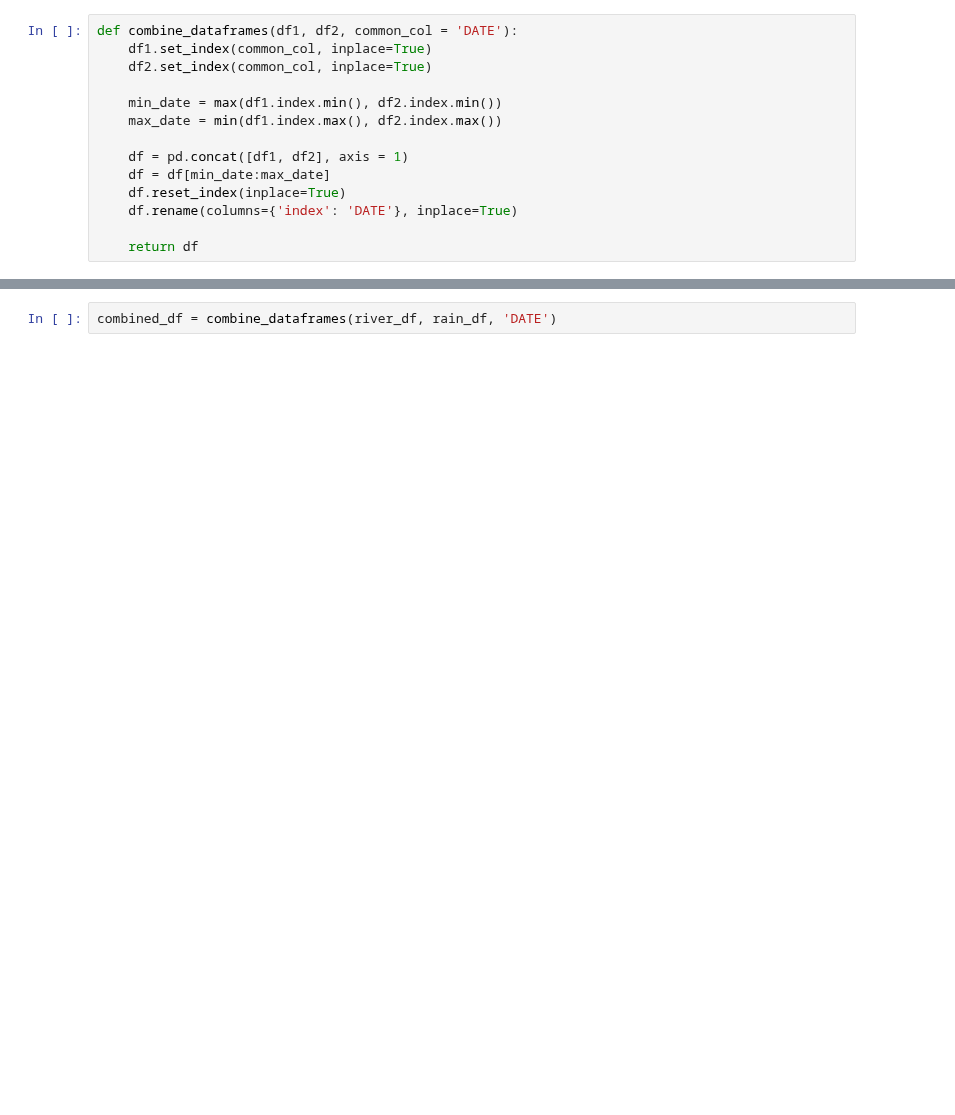
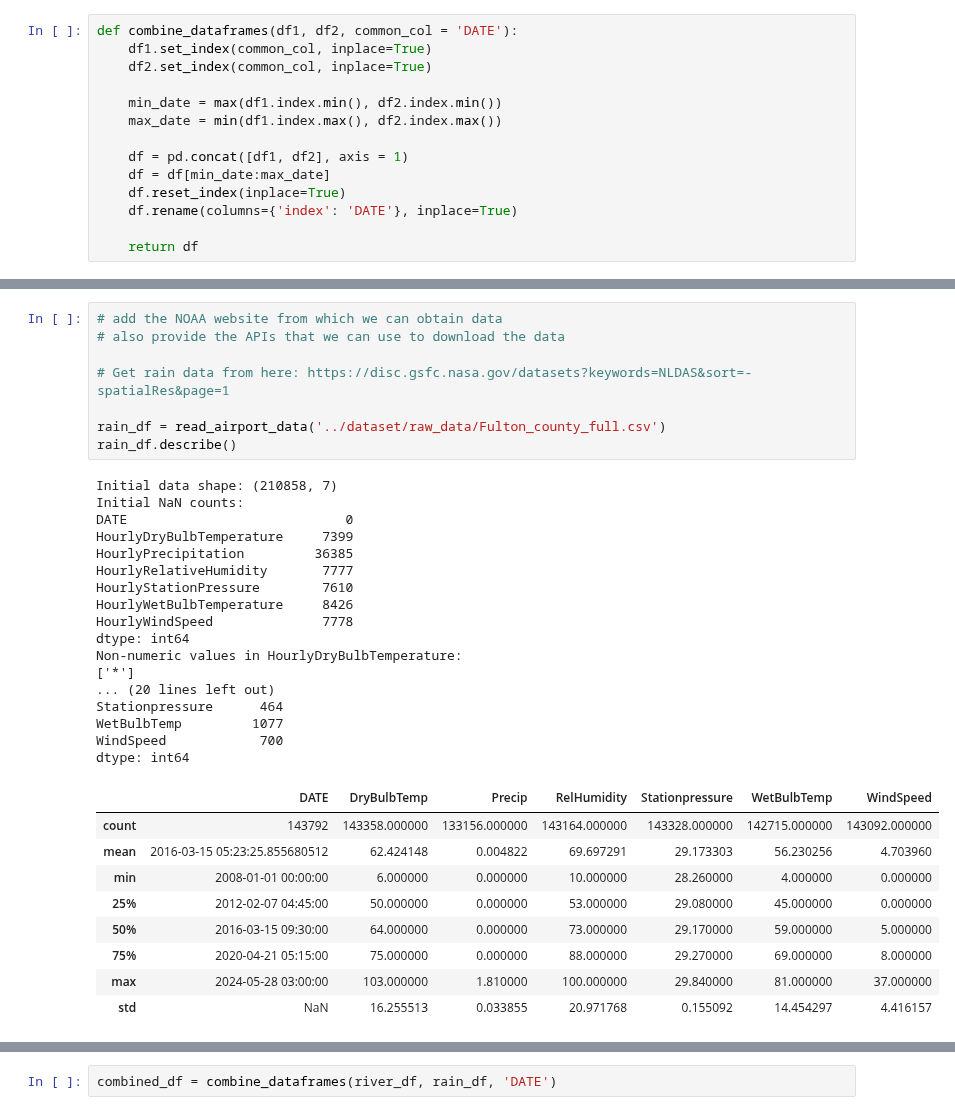
Before and after one commit to watersofthack/WaterSoft, a Jupyter notebook: Machine Learning/Day1/data_preprocess_final.ipynb, the cells around one changed output, grey strips where cells are left out. Cells and saved outputs as stored; diff of their text form; blank space fills up the shorter version.

```diff
--- a/Machine Learning/Day1/data_preprocess_final.ipynb
+++ b/Machine Learning/Day1/data_preprocess_final.ipynb
@@ -310,0 +392,35 @@ dtype: int64
+# %%
+# add the NOAA website from which we can obtain data
+# also provide the APIs that we can use to download the data
+
+# Get rain data from here: https://disc.gsfc.nasa.gov/datasets?keywords=NLDAS&sort=-spatialRes&page=1
+
+rain_df = read_airport_data('../dataset/raw_data/Fulton_county_full.csv')
+rain_df.describe()
+# %% [output]
+Initial data shape: (210858, 7)
+Initial NaN counts:
+DATE                            0
+HourlyDryBulbTemperature     7399
+HourlyPrecipitation         36385
+HourlyRelativeHumidity       7777
+HourlyStationPressure        7610
+HourlyWetBulbTemperature     8426
+HourlyWindSpeed              7778
+dtype: int64
+Non-numeric values in HourlyDryBulbTemperature:
+['*']
+... (20 lines left out)
+Stationpressure      464
+WetBulbTemp         1077
+WindSpeed            700
+dtype: int64
+|  | DATE | DryBulbTemp | Precip | RelHumidity | Stationpressure | WetBulbTemp | WindSpeed |
+| count | 143792 | 143358.000000 | 133156.000000 | 143164.000000 | 143328.000000 | 142715.000000 | 143092.000000 |
+| mean | 2016-03-15 05:23:25.855680512 | 62.424148 | 0.004822 | 69.697291 | 29.173303 | 56.230256 | 4.703960 |
+| min | 2008-01-01 00:00:00 | 6.000000 | 0.000000 | 10.000000 | 28.260000 | 4.000000 | 0.000000 |
+| 25% | 2012-02-07 04:45:00 | 50.000000 | 0.000000 | 53.000000 | 29.080000 | 45.000000 | 0.000000 |
+| 50% | 2016-03-15 09:30:00 | 64.000000 | 0.000000 | 73.000000 | 29.170000 | 59.000000 | 5.000000 |
+| 75% | 2020-04-21 05:15:00 | 75.000000 | 0.000000 | 88.000000 | 29.270000 | 69.000000 | 8.000000 |
+| max | 2024-05-28 03:00:00 | 103.000000 | 1.810000 | 100.000000 | 29.840000 | 81.000000 | 37.000000 |
+| std | NaN | 16.255513 | 0.033855 | 20.971768 | 0.155092 | 14.454297 | 4.416157 |
```
Also changed, not shown: parts of 12 cells of this notebook, 10 other files.
